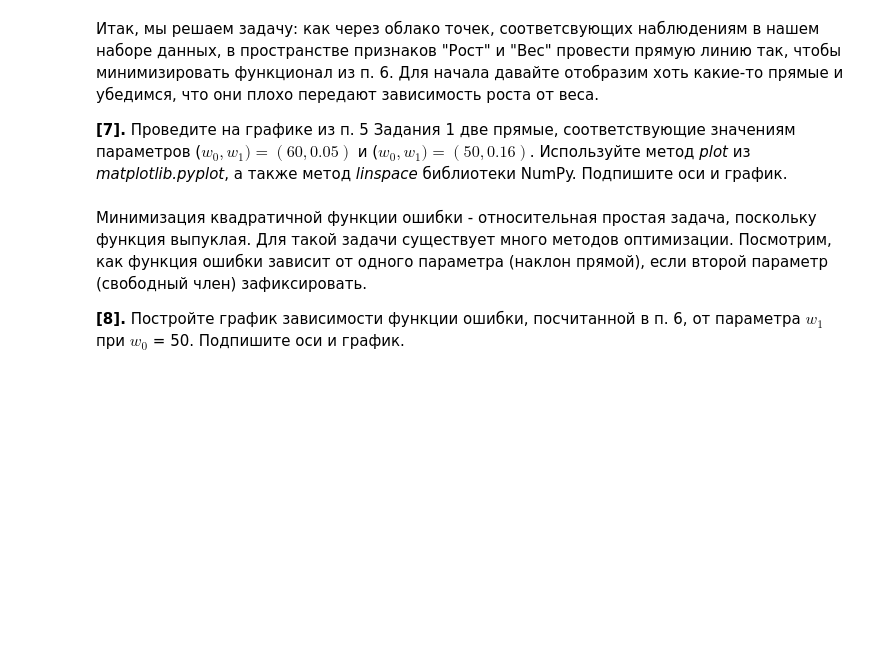
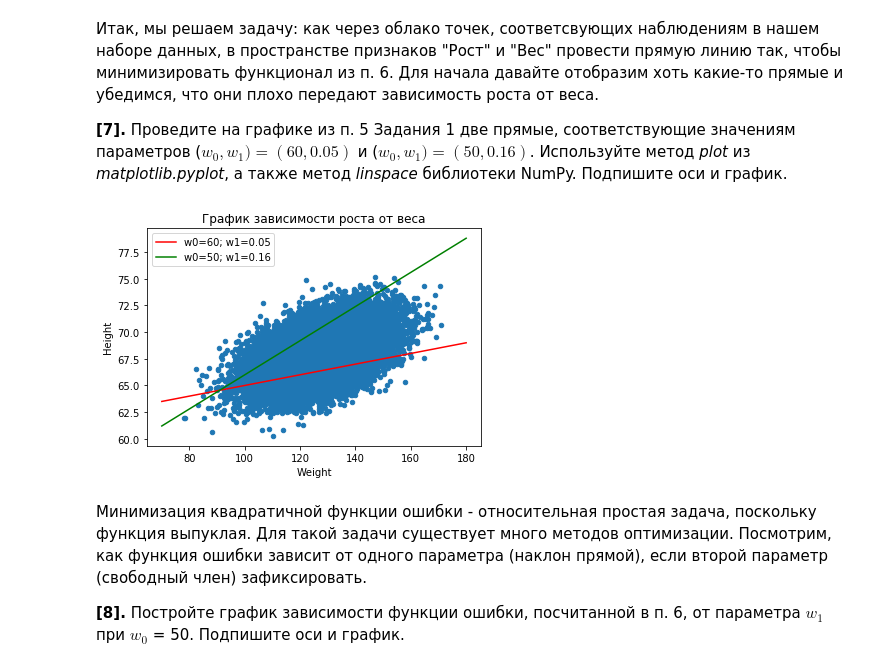
Before and after one commit to ultimatum424/NTP, a Jupyter notebook: lab1/peer_review_linreg_height_weight.ipynb, the cells around one changed output. Cells and saved outputs as stored; diff of their text form; code cells hidden in the pictures; blank space fills up the shorter version.

```diff
--- a/lab1/peer_review_linreg_height_weight.ipynb
+++ b/lab1/peer_review_linreg_height_weight.ipynb
@@ -130,3 +135,19 @@ $$error(w_0, w_1) = \sum_{i=1}^n {(y_i - (w_0 + w_1 * x_i))}^2 $$
+# %%
+def lineY(w0, w1):
+    y = []
+    for i in x:
+        y.append(w0 + w1 * i)
+    return y
+
+data.plot(y = 'Height', x = 'Weight', kind = 'scatter', title = 'График зависимости роста от веса')
+x = np.linspace(70, 180)
+y1 = lineY(60, 0.05)
+y2 = lineY(50, 0.16)
+plt.plot(x, y1, color='red')
+plt.plot(x, y2, color='green')
+plt.legend( ('w0=60; w1=0.05', 'w0=50; w1=0.16') )
+# %% [output]
+[figure, added]
 # %% [markdown]
 Минимизация квадратичной функции ошибки - относительная простая задача, поскольку функция выпуклая. Для такой задачи существует много методов оптимизации. Посмотрим, как функция ошибки зависит от одного параметра (наклон прямой), если второй параметр (свободный член) зафиксировать.
 
```
Also changed, not shown: parts of 17 cells of this notebook.
